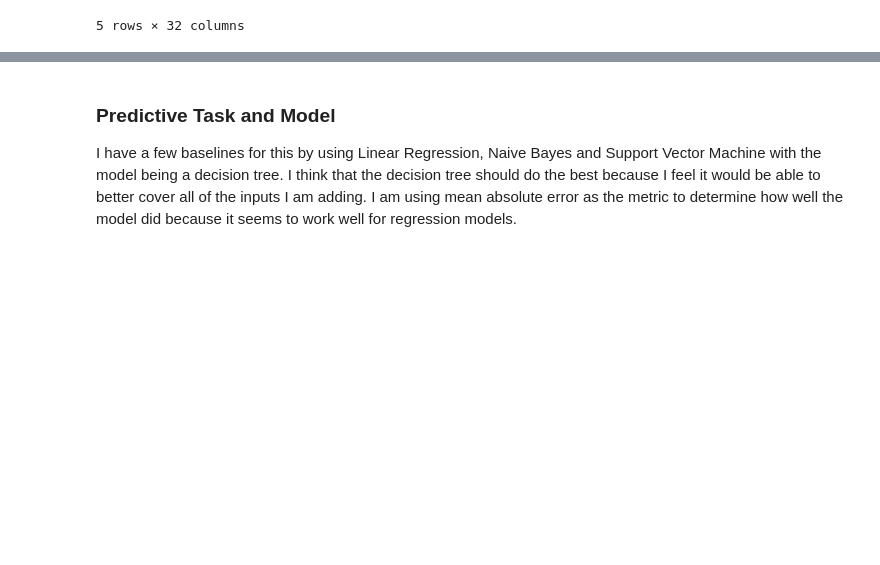
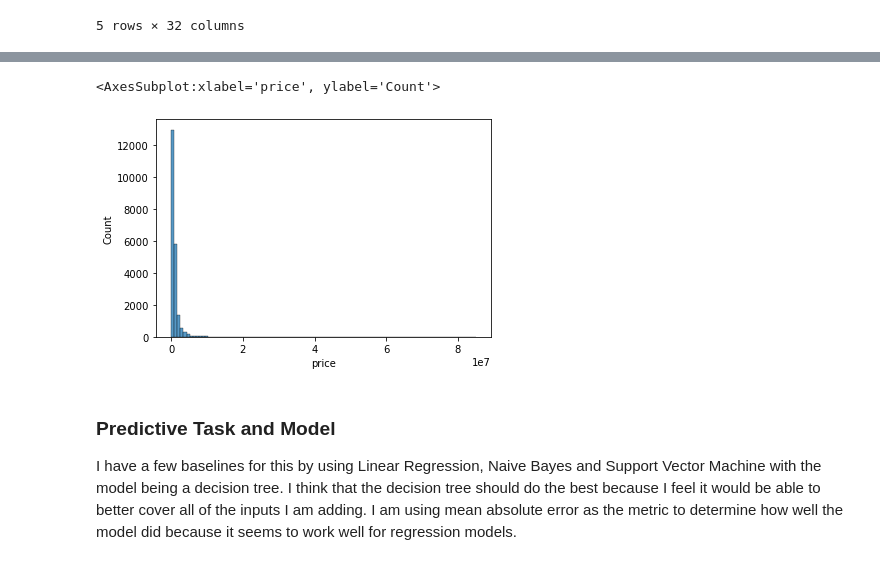
Before and after one commit to jchu2323/DSC-190-Final-Project, a Jupyter notebook: Project.ipynb, the cells around one changed output, grey strips where cells are left out. Saved outputs shown, nothing was run; the diff lists cells and outputs as text; code cells hidden in the pictures; blank space fills up the shorter version.

```diff
--- a/Project.ipynb
+++ b/Project.ipynb
@@ -325,3 +370,8 @@ for_sale.head()
+# %%
+sns.histplot(data= for_sale, x = 'price', bins = 100)
+# %% [output]
+<AxesSubplot:xlabel='price', ylabel='Count'>
+[figure, added]
 # %% [markdown]
 ### Predictive Task and Model
 I have a few baselines for this by using Linear Regression, Naive Bayes and Support Vector Machine with the model being a decision tree. I think that the decision tree should do the best because I feel it would be able to better cover all of the inputs I am adding. I am using mean absolute error as the metric to determine how well the model did because it seems to work well for regression models.
```
Also changed, not shown: parts of 4 cells of this notebook, 1 other file.
